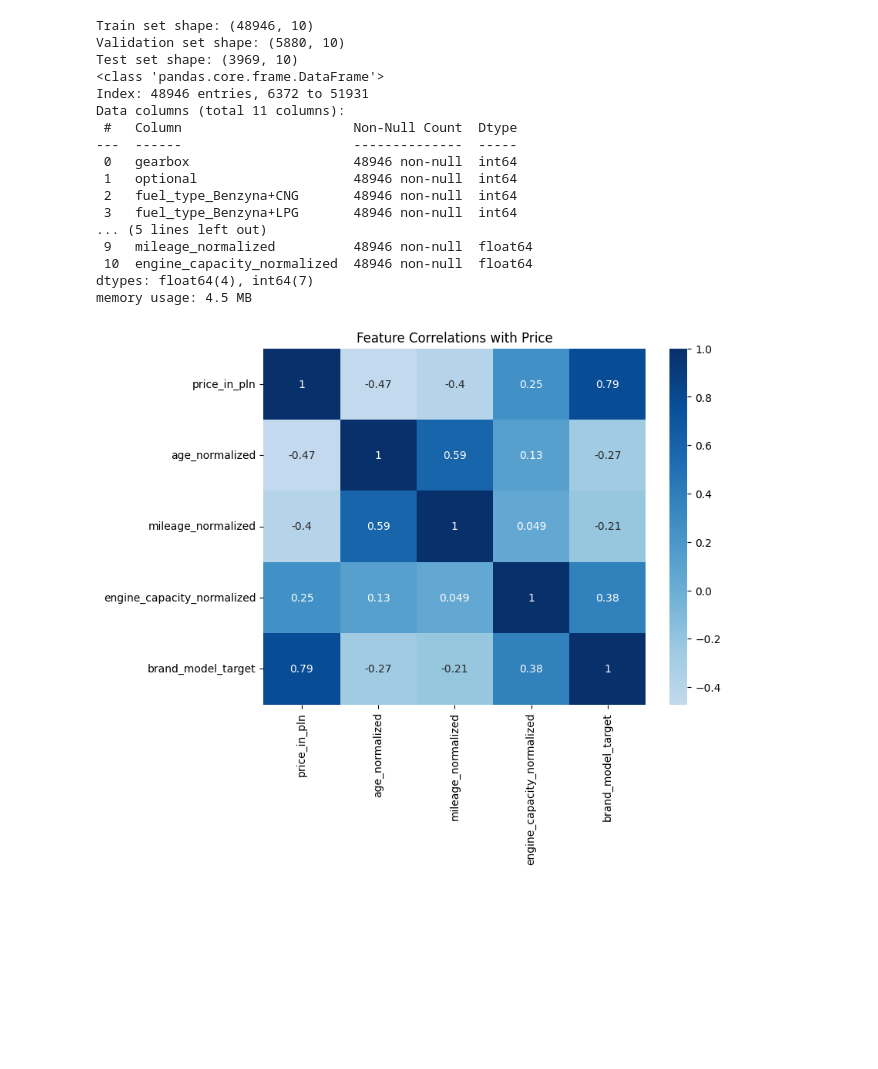
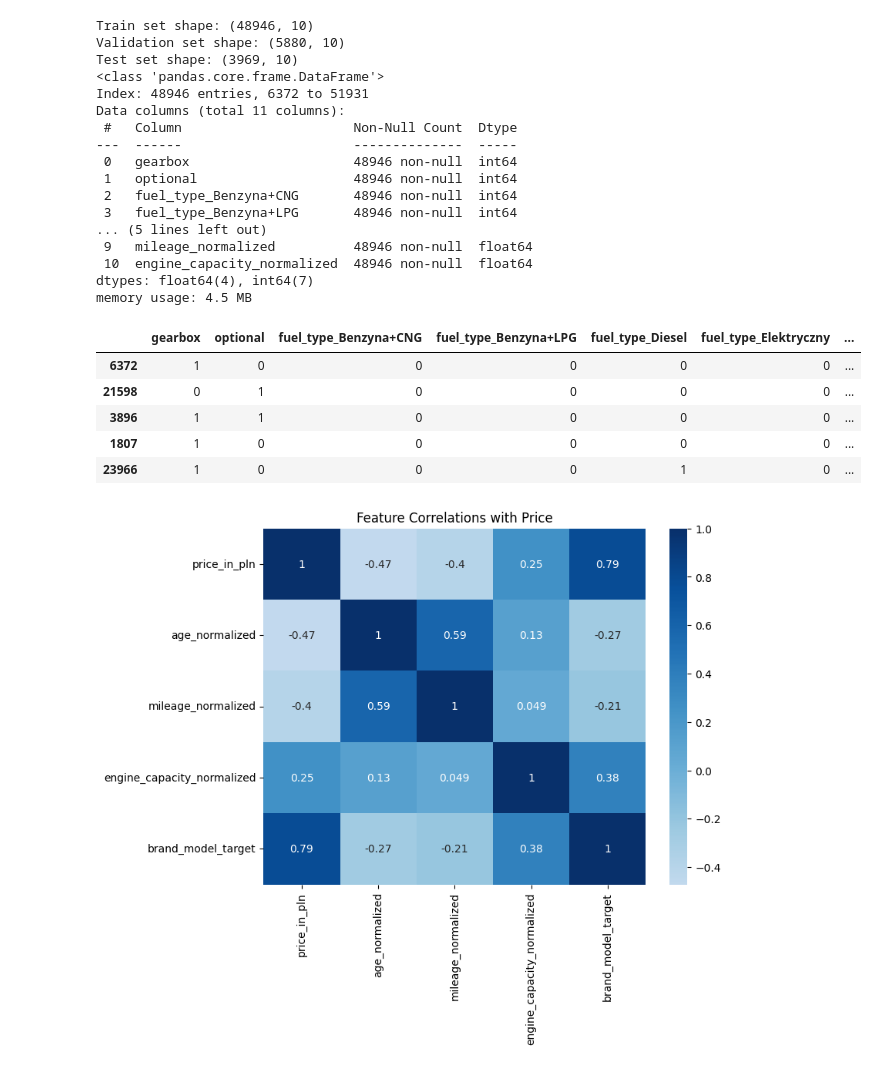
Before and after one commit to andreaalboni/Machine-Learning-Exam, a Jupyter notebook: exam.ipynb, the cells around one changed output. Cells and saved outputs as stored; diff of their text form; code cells hidden in the pictures; blank space fills up the shorter version.

```diff
--- a/exam.ipynb
+++ b/exam.ipynb
@@ -550,6 +564,15 @@ Data columns (total 11 columns):
  10  engine_capacity_normalized  48946 non-null  float64
 dtypes: float64(4), int64(7)
 memory usage: 4.5 MB
+# %%
+train_df.head()
+# %% [output]
+|  | gearbox | optional | fuel_type_Benzyna+CNG | fuel_type_Benzyna+LPG | fuel_type_Diesel | fuel_type_Elektryczny | ... |
+| 6372 | 1 | 0 | 0 | 0 | 0 | 0 | ... |
+| 21598 | 0 | 1 | 0 | 0 | 0 | 0 | ... |
+| 3896 | 1 | 1 | 0 | 0 | 0 | 0 | ... |
+| 1807 | 1 | 0 | 0 | 0 | 0 | 0 | ... |
+| 23966 | 1 | 0 | 0 | 0 | 1 | 0 | ... |
 # %%
 # Calculate correlation matrix
 numeric_cols = ['price_in_pln', 'age_normalized', 'mileage_normalized', 'engine_capacity_normalized', 'brand_model_target']
```
Also changed, not shown: parts of 2 cells of this notebook, 2 other files.
